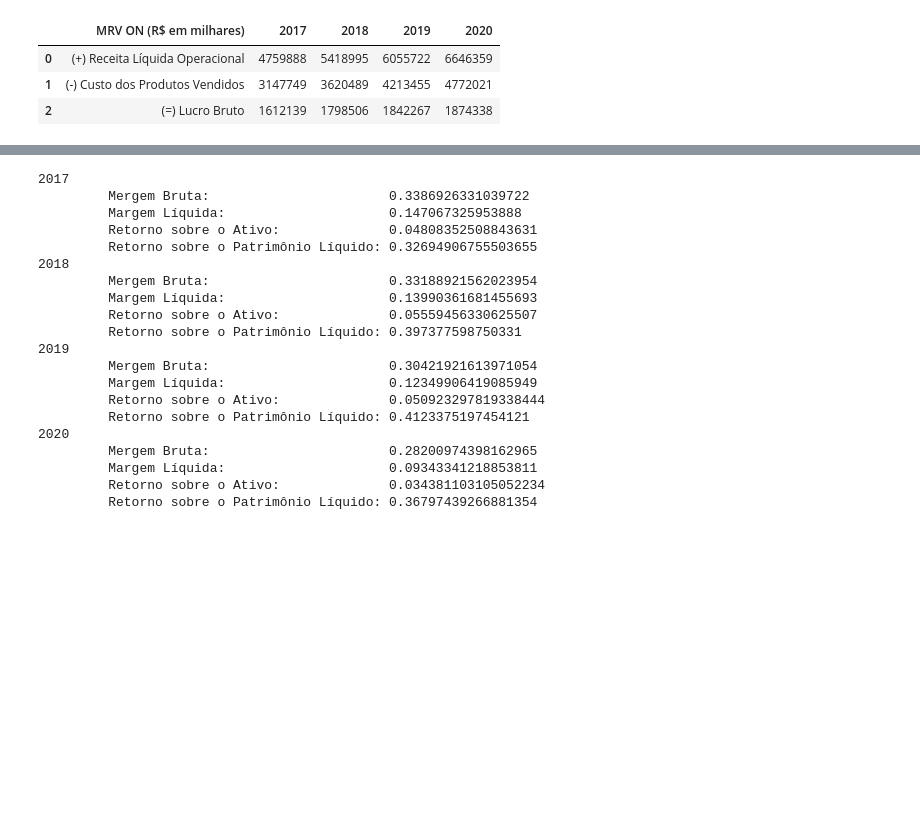
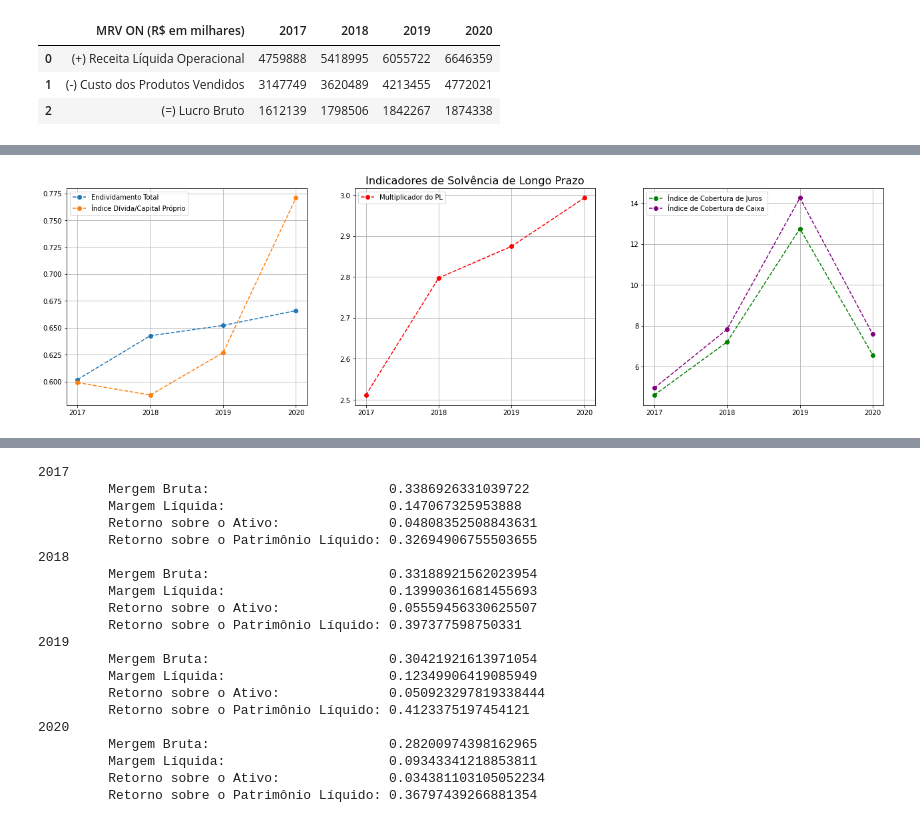
Before and after one commit to pedrotramos/Analise-MRV, a Jupyter notebook: APS.ipynb, the cells around one changed output, grey strips where cells are left out. Cells and saved outputs as stored; diff of their text form; code cells hidden in the pictures; blank space fills up the shorter version.

```diff
--- a/APS.ipynb
+++ b/APS.ipynb
@@ -170,0 +175,20 @@ for i in range(len(years)):
+# %%
+fig, (ax1, ax2, ax3) = plt.subplots(nrows=1, ncols=3, figsize=(22, 6))
+ax1.plot(years, endividamentoTotal, 'o--', label="Endividamento Total")
+ax1.plot(years, dividaPorCapitalProprio, 'o--', label="Índice Dívida/Capital Próprio")
+ax1.set_xticks(years)
+ax1.grid(True)
+ax1.legend()
+ax2.plot(years, multPatrimonioLiq, 'o--', label="Multiplicador do PL", color="red")
+ax2.set_title("Indicadores de Solvência de Longo Prazo", size=16)
+ax2.set_xticks(years)
+ax2.grid(True)
+ax2.legend()
+ax3.plot(years, coberturaJuros, 'o--', label="Índice de Cobertura de Juros", color="green")
+ax3.plot(years, coberturaCaixa, 'o--', label="Índice de Cobertura de Caixa", color="purple")
+ax3.set_xticks(years)
+ax3.grid(True)
+ax3.legend()
+plt.show()
+# %% [output]
+[figure, added]
```
Also changed, not shown: parts of 17 cells of this notebook, 1 other file.
